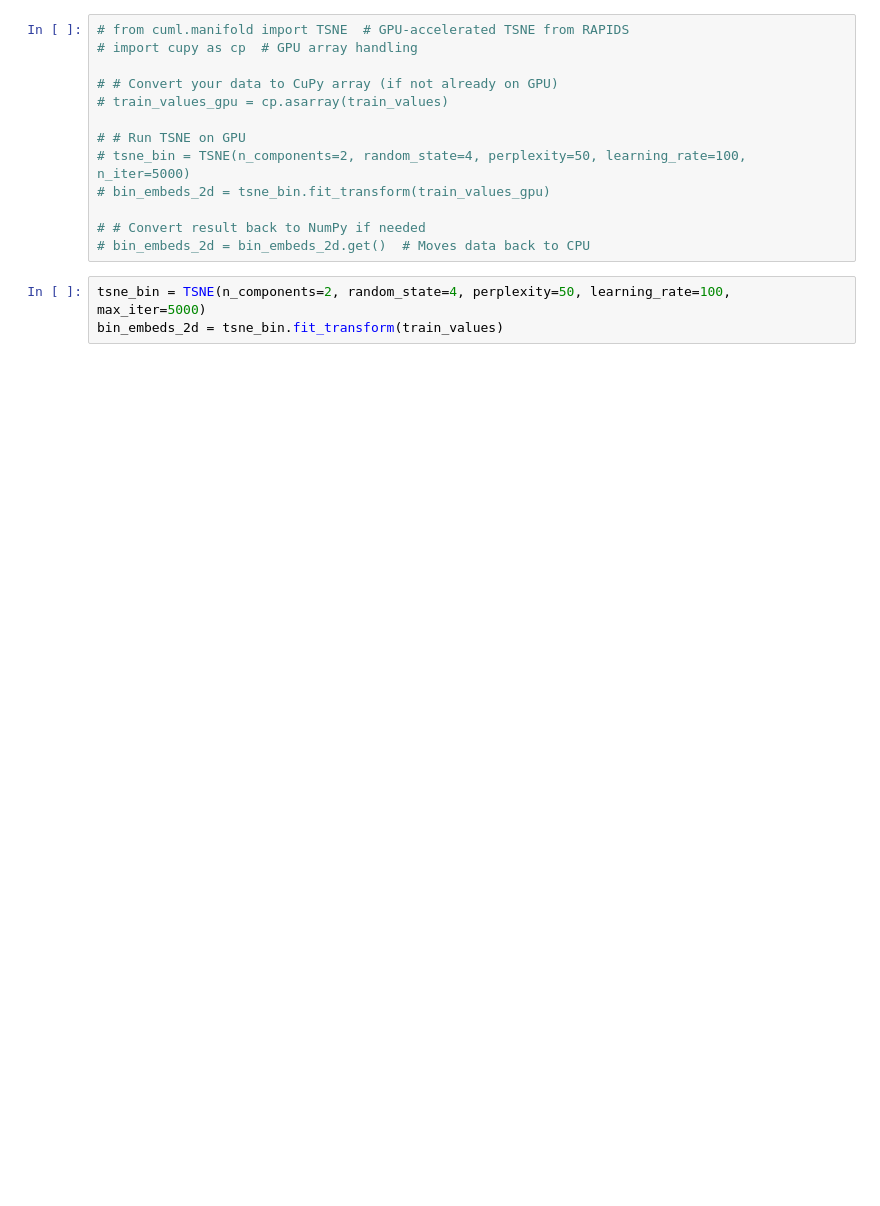
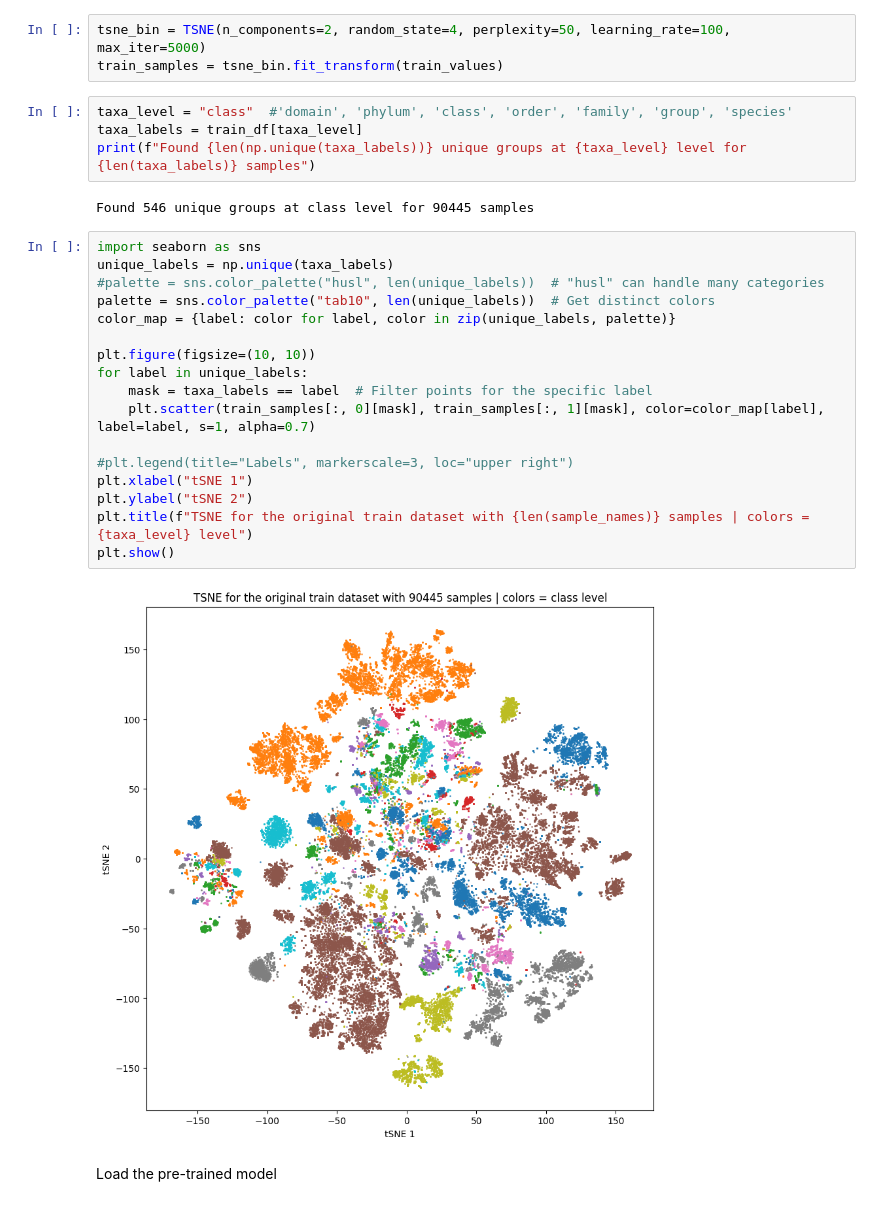
Before and after one commit to oist/gene-context, a Jupyter notebook: mlm/set_transformer/post_training/tsne_plots.ipynb, the cells around one changed output. Drawn from its saved outputs; the diff is of its cells as text; blank space fills up the shorter version.

Commit message:
tsne plots

```diff
--- a/mlm/set_transformer/post_training/tsne_plots.ipynb
+++ b/mlm/set_transformer/post_training/tsne_plots.ipynb
@@ -22,16 +41,30 @@ Number of COGs = 12873
-# %%
-# from cuml.manifold import TSNE  # GPU-accelerated TSNE from RAPIDS
-# import cupy as cp  # GPU array handling
-
-# # Convert your data to CuPy array (if not already on GPU)
-# train_values_gpu = cp.asarray(train_values)
-
-# # Run TSNE on GPU
-# tsne_bin = TSNE(n_components=2, random_state=4, perplexity=50, learning_rate=100, n_iter=5000)
-# bin_embeds_2d = tsne_bin.fit_transform(train_values_gpu)
-
-# # Convert result back to NumPy if needed
-# bin_embeds_2d = bin_embeds_2d.get()  # Moves data back to CPU
 # %%
 tsne_bin = TSNE(n_components=2, random_state=4, perplexity=50, learning_rate=100, max_iter=5000)
-bin_embeds_2d = tsne_bin.fit_transform(train_values)
+train_samples = tsne_bin.fit_transform(train_values)
+# %%
+taxa_level = "class"  #'domain', 'phylum', 'class', 'order', 'family', 'group', 'species'
+taxa_labels = train_df[taxa_level]
+print(f"Found {len(np.unique(taxa_labels))} unique groups at {taxa_level} level for {len(taxa_labels)} samples")
+# %% [output]
+Found 546 unique groups at class level for 90445 samples
+# %%
+import seaborn as sns
+unique_labels = np.unique(taxa_labels)
+#palette = sns.color_palette("husl", len(unique_labels))  # "husl" can handle many categories
+palette = sns.color_palette("tab10", len(unique_labels))  # Get distinct colors
+color_map = {label: color for label, color in zip(unique_labels, palette)}
+
+plt.figure(figsize=(10, 10))
+for label in unique_labels:
+    mask = taxa_labels == label  # Filter points for the specific label
+    plt.scatter(train_samples[:, 0][mask], train_samples[:, 1][mask], color=color_map[label], label=label, s=1, alpha=0.7)
+
+#plt.legend(title="Labels", markerscale=3, loc="upper right")
+plt.xlabel("tSNE 1")
+plt.ylabel("tSNE 2")
+plt.title(f"TSNE for the original train dataset with {len(sample_names)} samples | colors = {taxa_level} level")
+plt.show()
+# %% [output]
+[figure, added]
+# %% [markdown]
+Load the pre-trained model
```
Also changed, not shown: parts of 23 cells of this notebook.
